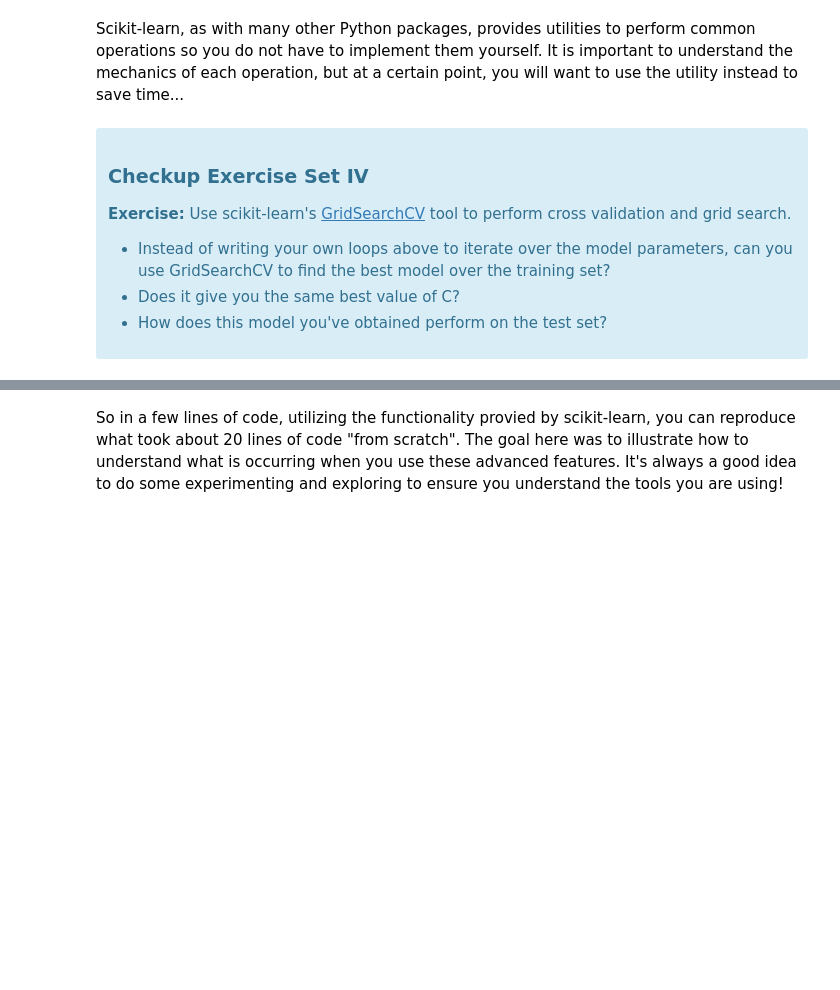
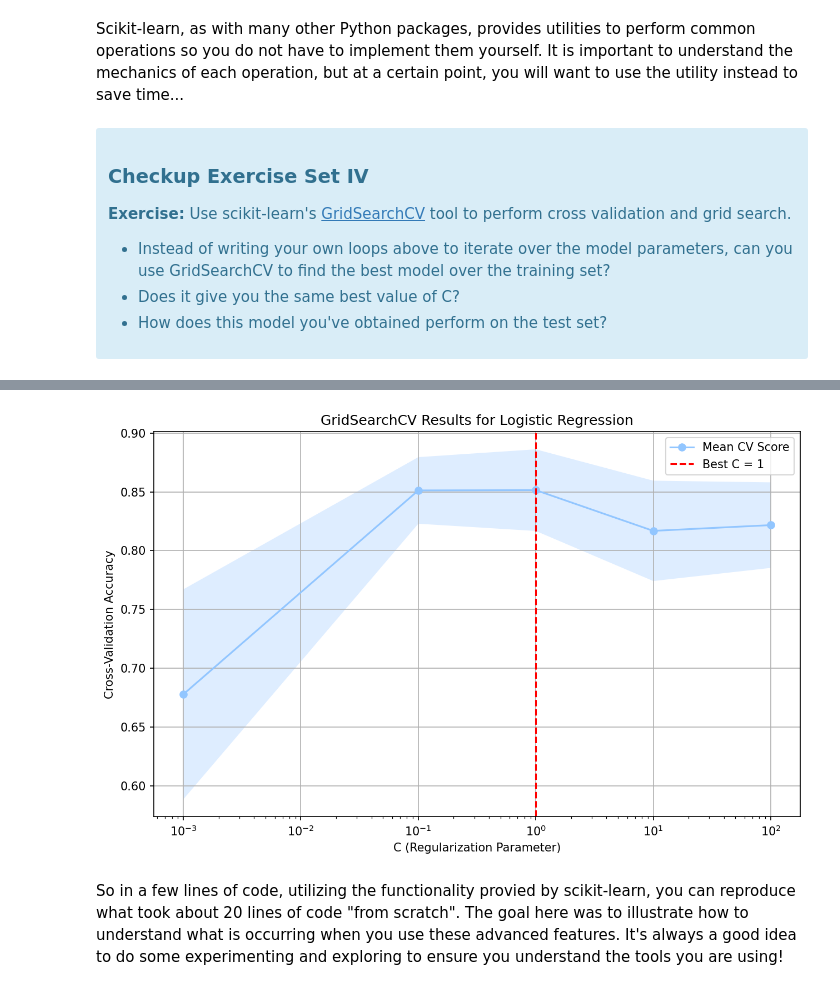
Before and after one commit to npandey472/CaseStudyLogisticRegression, a Jupyter notebook: 1661267173_Logistic_Regression_Advanced_Case_Study_-LU-_8_23/Logistic Regression Advanced Case Study -LU- 8_23/Logistic Regression Advanced Case Study.ipynb, the cells around one changed output, grey strips where cells are left out. Cells and saved outputs as stored; diff of their text form; code cells hidden in the pictures; blank space fills up the shorter version.

```diff
--- a/1661267173_Logistic_Regression_Advanced_Case_Study_-LU-_8_23/Logistic Regression Advanced Case Study -LU- 8_23/Logistic Regression Advanced Case Study.ipynb
+++ b/1661267173_Logistic_Regression_Advanced_Case_Study_-LU-_8_23/Logistic Regression Advanced Case Study -LU- 8_23/Logistic Regression Advanced Case Study.ipynb
@@ -1315,0 +1377,79 @@ Scikit-learn, as with many other Python packages, provides utilities to perform
+# %%
+#
+# your turn
+#
+
+# Define the parameter grid to search
+param_grid = {'C': [0.001, 0.1, 1, 10, 100]}
+
+best_C_from_manual_approach = 1.0
+
+
+# Create a logistic regression model
+lr = LogisticRegression(solver='liblinear', random_state=42)
+
+# Set up GridSearchCV
+grid_search = GridSearchCV(
+    estimator=lr,
+    param_grid=param_grid,
+    cv=5,  # 5-fold cross-validation
+    scoring='accuracy',
+    return_train_score=True,
+    verbose=1
+)
+
+# Fit the grid search to the training data
+grid_search.fit(Xlr, ylr)
+
+# Get the best parameters and best score
+best_C = grid_search.best_params_['C']
+best_cv_score = grid_search.best_score_
+
+print(f"Best C value found by GridSearchCV: {best_C}")
+print(f"Best cross-validation score: {best_cv_score:.4f}")
+
+# Compare with our previous manual approach
+print(f"Best C value found manually earlier: {best_C_from_manual_approach}")
+print(f"Are they the same? {best_C == best_C_from_manual_approach}")
+
+# Get the results for all parameters
+cv_results = grid_search.cv_results_
+for mean_score, std_score, params in zip(cv_results['mean_test_score'],
+                                         cv_results['std_test_score'],
+                                         cv_results['params']):
+    print(f"C={params['C']}: CV accuracy = {mean_score:.4f} (±{std_score:.4f})")
+
+# Evaluate the best model on the test set
+best_model = grid_search.best_estimator_
+test_predictions = best_model.predict(Xtestlr)
+test_accuracy = accuracy_score(ytestlr, test_predictions)
+
+print(f"\nTest accuracy with best model (C={best_C}): {test_accuracy:.4f}")
+
+# For comparison, evaluate the default model on the test set
+default_model = LogisticRegression(solver='liblinear', random_state=42)  # C=1.0 by default
+default_model.fit(Xlr, ylr)
+default_predictions = default_model.predict(Xtestlr)
+default_accuracy = accuracy_score(ytestlr, default_predictions)
+
+print(f"Test accuracy with default model (C=1.0): {default_accuracy:.4f}")
+print(f"Difference: {test_accuracy - default_accuracy:.4f}")
+
+C_values = [param['C'] for param in cv_results['params']]
+mean_scores = cv_results['mean_test_score']
+std_scores = cv_results['std_test_score']
+
+plt.figure(figsize=(10, 6))
+plt.semilogx(C_values, mean_scores, marker='o', label='Mean CV Score')
+plt.fill_between(C_values,
+                 [m - s for m, s in zip(mean_scores, std_scores)],
+                 [m + s for m, s in zip(mean_scores, std_scores)],
+                 alpha=0.3)
+plt.axvline(x=best_C, color='r', linestyle='--', label=f'Best C = {best_C}')
+plt.xlabel('C (Regularization Parameter)')
+plt.ylabel('Cross-Validation Accuracy')
+plt.title('GridSearchCV Results for Logistic Regression')
+plt.legend()
+plt.grid(True)
+plt.show()
+# %% [output]
@@ -1316,3 +1470,4 @@ Scikit-learn, as with many other Python packages, provides utilities to perform
+[figure, added]
 # %% [markdown]
 So in a few lines of code, utilizing the functionality provied by scikit-learn, you can reproduce what took about 20 lines of code "from scratch". The goal here was to illustrate how to understand what is occurring when you use these advanced features.  It's always a good idea to do some experimenting and exploring to ensure you understand the tools you are using!
 # %% [markdown]
```
Also changed, not shown: parts of 11 cells of this notebook.
